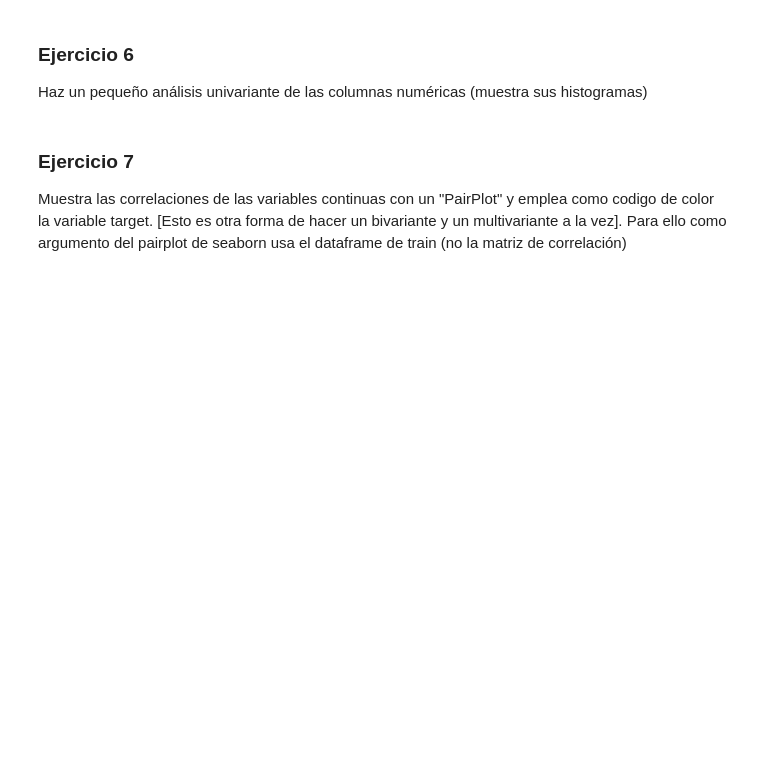
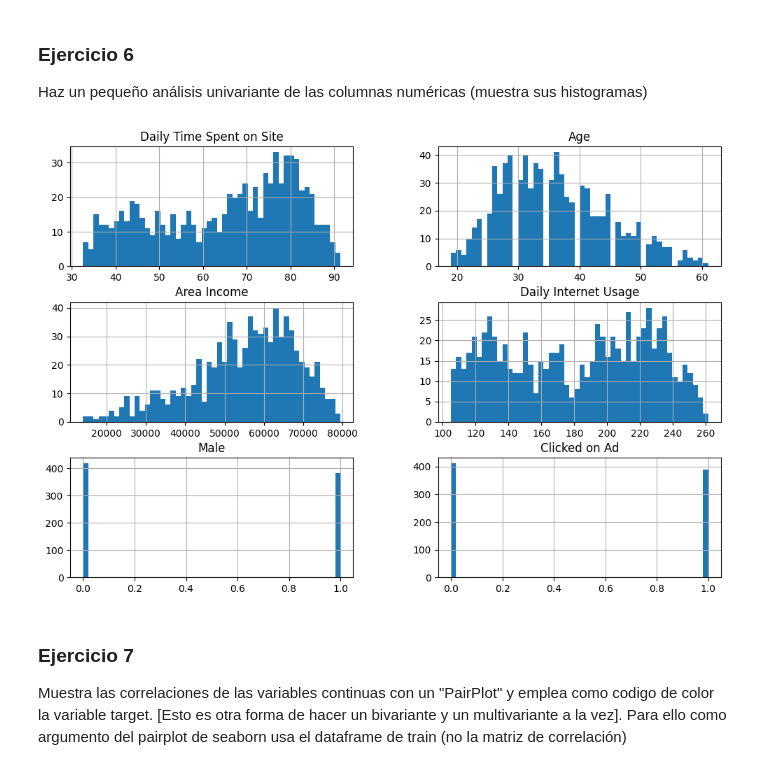
Before and after one commit to MHHsim/DS-Online-Marta-Harana, a Jupyter notebook: 04_Machine_Learning/Sprint_09/Unidad_02_ML_Introduccion/02_Ejercicios_Workout/13_Ejercicios_Proceso_Datos.ipynb, the cells around one changed output. Drawn from its saved outputs; the diff is of its cells as text; code cells hidden in the pictures; blank space fills up the shorter version.

```diff
--- a/04_Machine_Learning/Sprint_09/Unidad_02_ML_Introduccion/02_Ejercicios_Workout/13_Ejercicios_Proceso_Datos.ipynb
+++ b/04_Machine_Learning/Sprint_09/Unidad_02_ML_Introduccion/02_Ejercicios_Workout/13_Ejercicios_Proceso_Datos.ipynb
@@ -26,0 +67,3 @@ df = pd.read_csv("./data/advertising_ml.csv")
+# %%
+# la variable age, hay que limpiar, quedarnos solo con los numeros.
+df["Age"] = df["Age"].str.extract(r'(\d+)').astype(int)
@@ -36,14 +208,25 @@ Volvamos ya a los datos. Intenta dar una definicón de cada columna, obten su ca
 ### Ejercicio 4
 
 Limpia las columnas que necesiten ser limpiadas, no completes nulos (porque asignar valores a nulos sólo puedes hacerlo primero con el train, ya explicaremos con detalle por qué).
+# %%
+df["Timestamp"] = pd.to_datetime(df["Timestamp"])
 # %% [markdown]
 ### Ejercicio 5
 
 Divide el datset en train y test, empleando sklearn para ello tal y como hemos hecho en el workout. Usa la regla del 80-20
+# %%
+from sklearn.model_selection import train_test_split
+train_set, test_set = train_test_split(df, test_size=0.2, random_state=42)
 # %% [markdown]
 ### Ejercicio 6
 
 Haz un pequeño análisis univariante de las columnas numéricas (muestra sus histogramas)
+# %%
+ # La forma de generar histogramas de una sola vez para las variables numéricas de un dataset
+train_set.hist(bins=50, figsize=(12, 8))
+plt.show()
+# %% [output]
+[figure, added]
 # %% [markdown]
 ### Ejercicio 7
 
```
Also changed, not shown: parts of 13 cells of this notebook.
